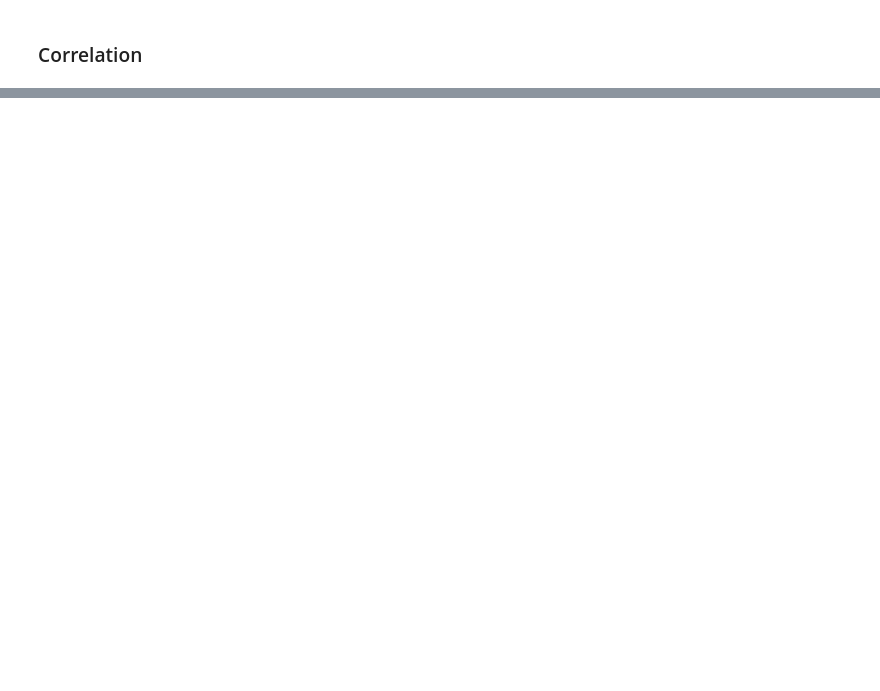
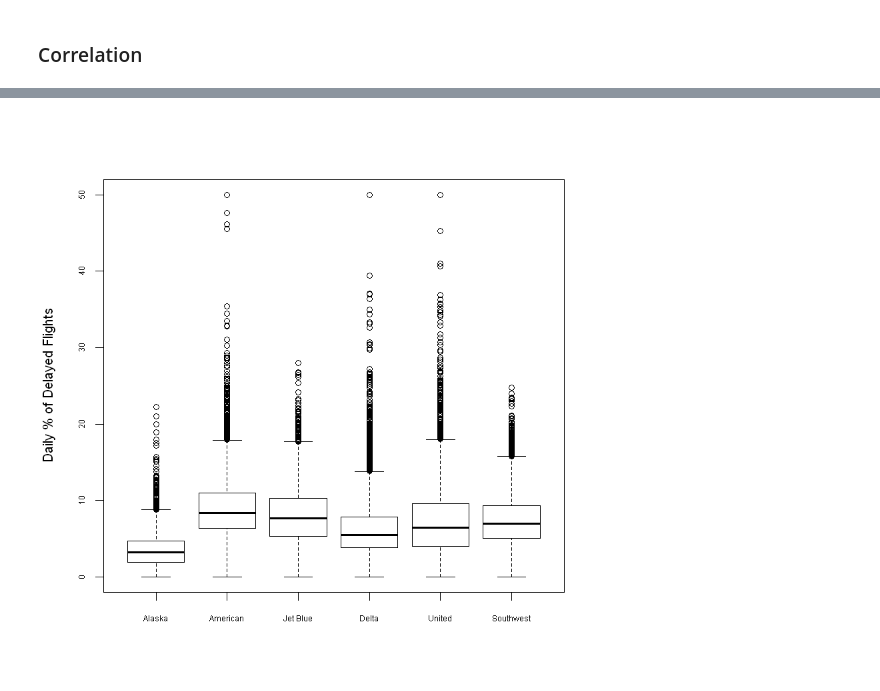
Before and after one commit to hmishra0/Statistics-for-Data-Scientists, a Jupyter notebook: Exploratory Data Analysis .ipynb, the cells around one changed output, grey strips where cells are left out. Cells and saved outputs as stored; diff of their text form; code cells hidden in the pictures; blank space fills up the shorter version.

```diff
--- a/Exploratory Data Analysis .ipynb
+++ b/Exploratory Data Analysis .ipynb
@@ -92,0 +147,5 @@ etfs <- sp500_px[row.names(sp500_px)>"2012-07-01", sp500_sym[sp500_sym$sector=="
+# %%
+boxplot(pct_carrier_delay ~ airline, data = airline_stats, ylim= c(0, 50), cex.axis=.6,
+        ylab="Daily % of Delayed Flights")
+# %% [output]
+[figure, added]
```
Also changed, not shown: parts of 11 cells of this notebook.
